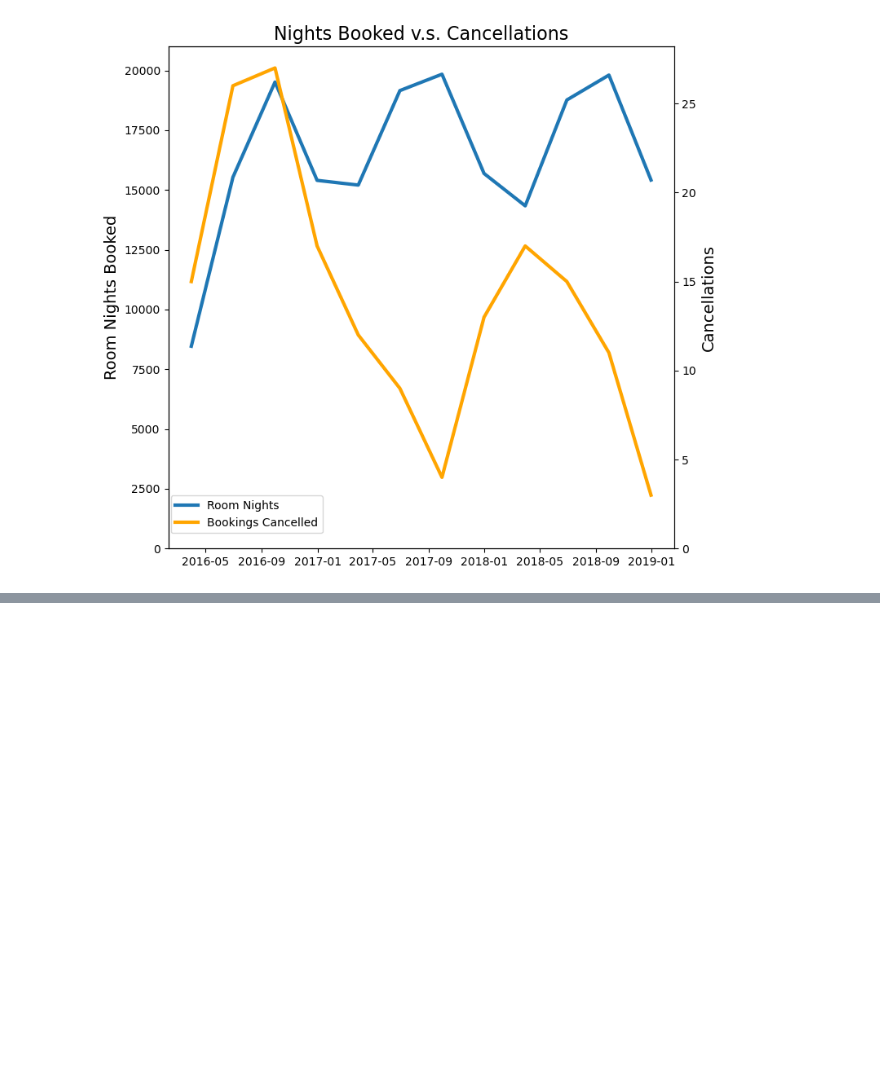
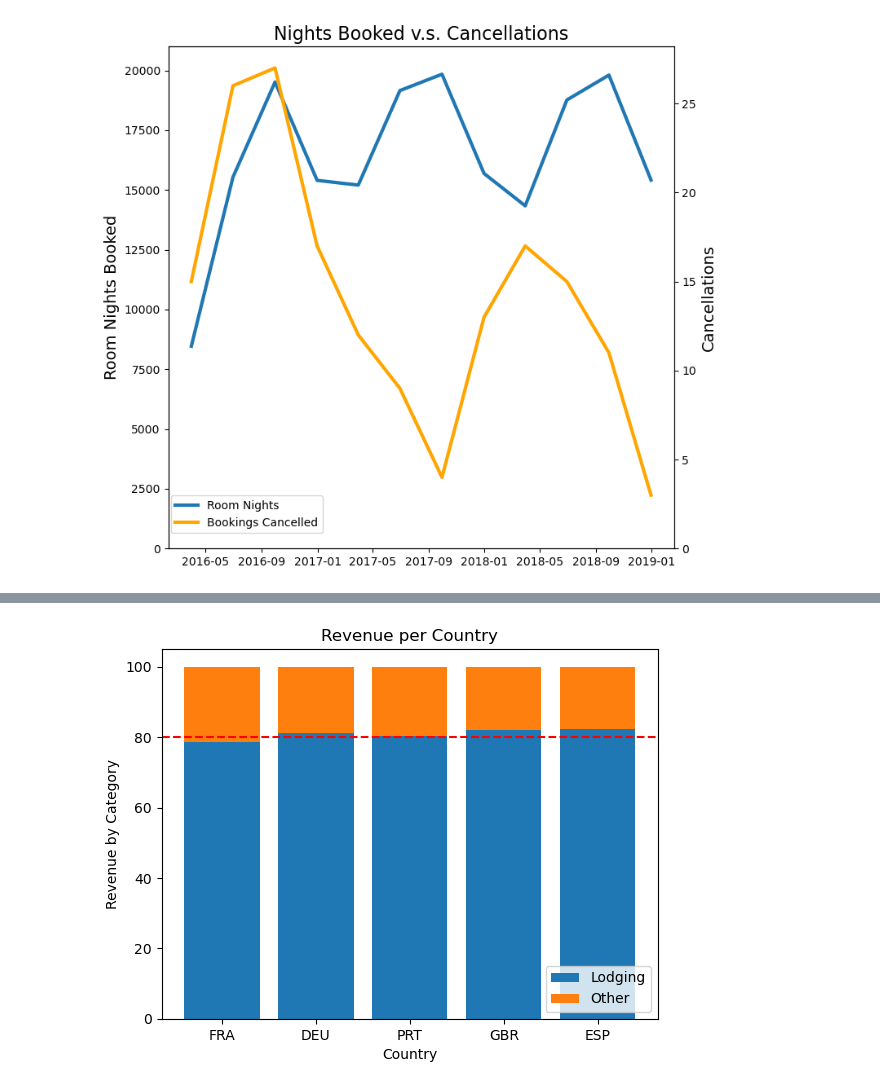
Before and after one commit to scarypillowz/data_visualization, a Jupyter notebook: assignments.ipynb, the cells around one changed output, grey strips where cells are left out. Cells and saved outputs as stored; diff of their text form; code cells hidden in the pictures; blank space fills up the shorter version.

```diff
--- a/assignments.ipynb
+++ b/assignments.ipynb
@@ -104,0 +200,4 @@ fig.legend(bbox_to_anchor=(.37, .2));
+# %%
+# 2. 100% Stacked Bar Charts
+target_pct = target.apply(lambda x: x * 100 / sum(x), axis=1)
+target_pct
@@ -104,0 +212,23 @@ fig.legend(bbox_to_anchor=(.37, .2));
+# %%
+fig, ax = plt.subplots()
+
+ax.bar(
+    countries,
+    target_pct['LodgingRevenue'],
+    label='Lodging'
+)
+ax.bar(
+    countries,
+    target_pct['OtherRevenue'],
+    label='Other',
+    bottom=target_pct['LodgingRevenue']
+)
+ax.axhline(80, 0, 1, color='red', linestyle='--')
+
+ax.set_title('Revenue per Country')
+ax.set_ylabel('Revenue by Category')
+ax.set_xlabel('Country')
+
+ax.legend(loc='lower right');
+# %% [output]
+[figure, added]
```
Also changed, not shown: parts of 9 cells of this notebook, 1 other file.
